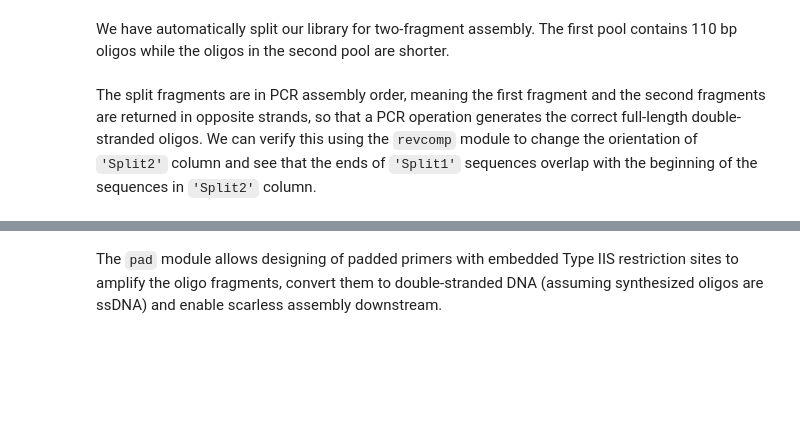
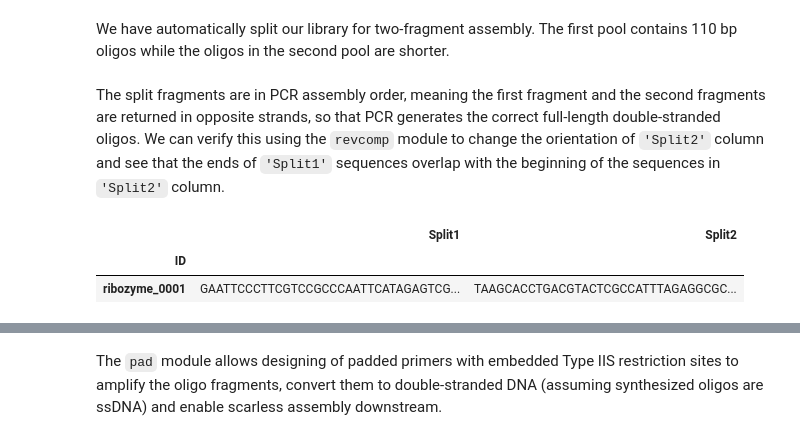
Before and after one commit to ayaanhossain/oligopool, a Jupyter notebook: examples/OligopoolCalculatorInAction.ipynb, the cells around one changed output, grey strips where cells are left out. Saved outputs shown, nothing was run; the diff lists cells and outputs as text; code cells hidden in the pictures; blank space fills up the shorter version.

```diff
--- a/examples/OligopoolCalculatorInAction.ipynb
+++ b/examples/OligopoolCalculatorInAction.ipynb
@@ -793,4 +793,4 @@ length_stats = op.lenstat(input_data=split_df, oligo_length_limit=150);
 # %% [markdown]
 We have automatically split our library for two-fragment assembly. The first pool contains 110 bp oligos while the oligos in the second pool are shorter.
 # %% [markdown]
-The split fragments are in PCR assembly order, meaning the first fragment and the second fragments are returned in opposite strands, so that a PCR operation generates the correct full-length double-stranded oligos. We can verify this using the `revcomp` module to change the orientation of `'Split2'` column and see that the ends of `'Split1'` sequences overlap with the beginning of the sequences in `'Split2'` column.
+The split fragments are in PCR assembly order, meaning the first fragment and the second fragments are returned in opposite strands, so that PCR generates the correct full-length double-stranded oligos. We can verify this using the `revcomp` module to change the orientation of `'Split2'` column and see that the ends of `'Split1'` sequences overlap with the beginning of the sequences in `'Split2'` column.
@@ -796,0 +799,8 @@ The split fragments are in PCR assembly order, meaning the first fragment and th
+# %%
+check_df, stats = op.revcomp(input_data=split_df, left_context_column='Split2', right_context_column='Split2', verbose=False)
+# %%
+check_df.head(1)
+# %% [output]
+|  | Split1 | Split2 |
+| ID |  |  |
+| ribozyme_0001 | GAATTCCCTTCGTCCGCCCAATTCATAGAGTCG... | TAAGCACCTGACGTACTCGCCATTTAGAGGCGC... |
```
Also changed, not shown: parts of 20 cells of this notebook.
